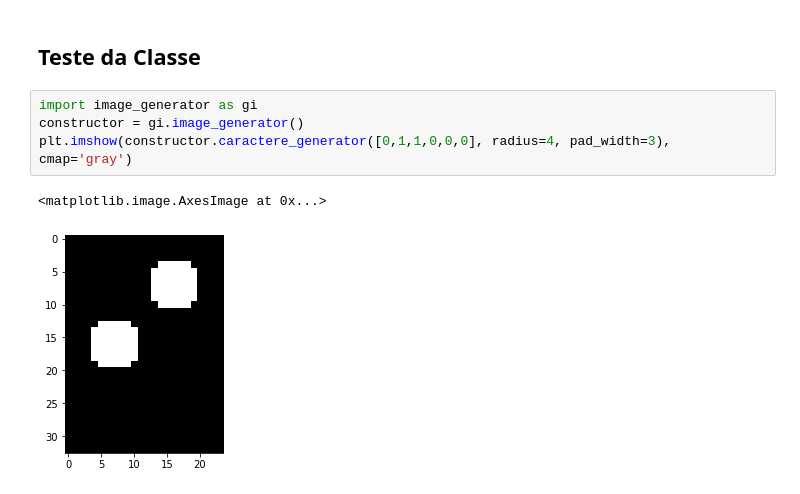
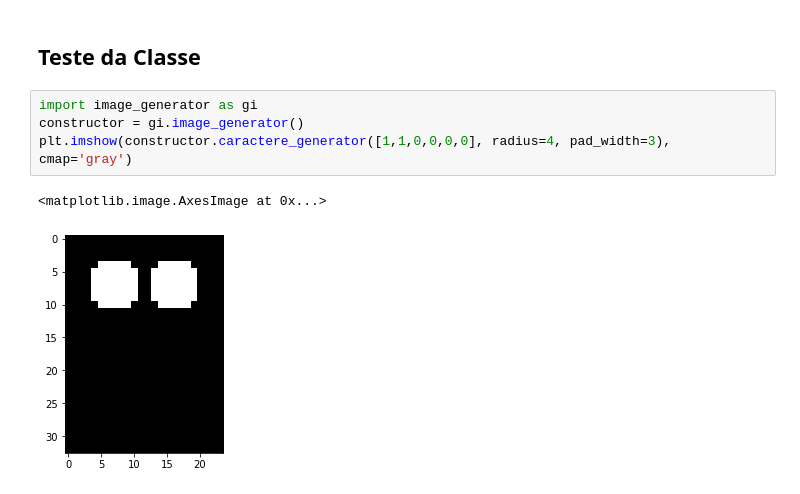
Before and after one commit to code-coffee-ufcg/braillingo-backend, a Jupyter notebook: image_generator/image_generator.ipynb, the cells around one changed output. Saved outputs shown, nothing was run; the diff lists cells and outputs as text.

```diff
--- a/image_generator/image_generator.ipynb
+++ b/image_generator/image_generator.ipynb
@@ -116,7 +116,7 @@ def caractere_generator(flatten_image, radius=4, pad_width=3):
 # %%
 import image_generator as gi
 constructor = gi.image_generator()
-plt.imshow(constructor.caractere_generator([0,1,1,0,0,0], radius=4, pad_width=3), cmap='gray')
+plt.imshow(constructor.caractere_generator([1,1,0,0,0,0], radius=4, pad_width=3), cmap='gray')
 # %% [output]
 <matplotlib.image.AxesImage at 0x...>
-[figure, old version]
+[figure, new version]
```
Also changed, not shown: 1 other file.
